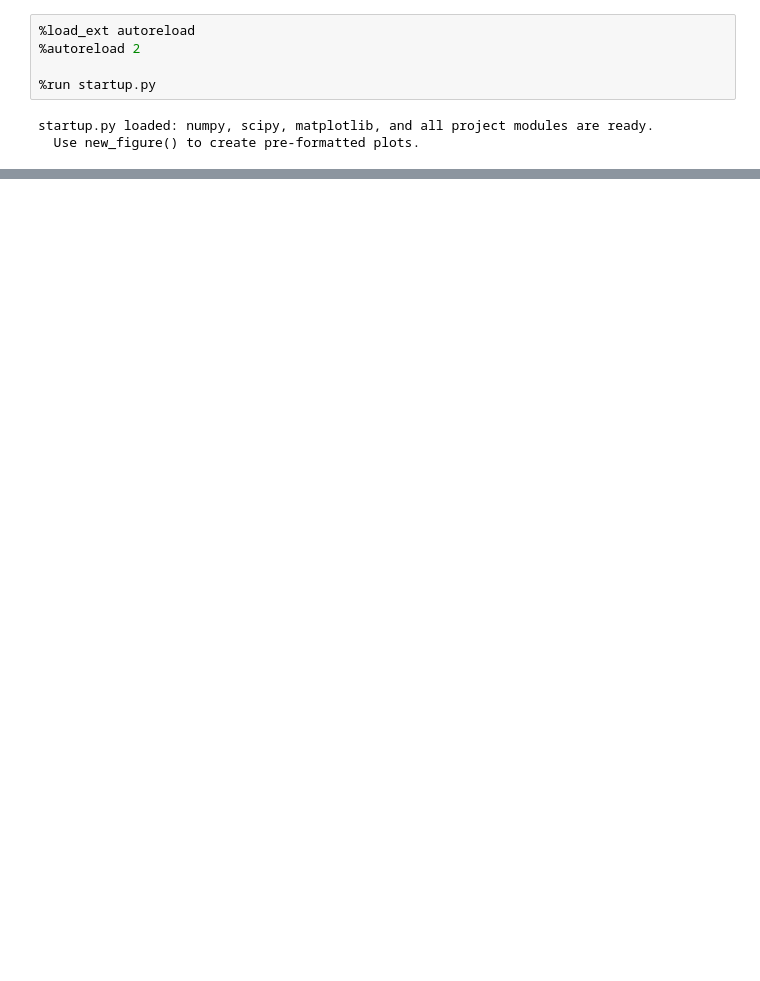
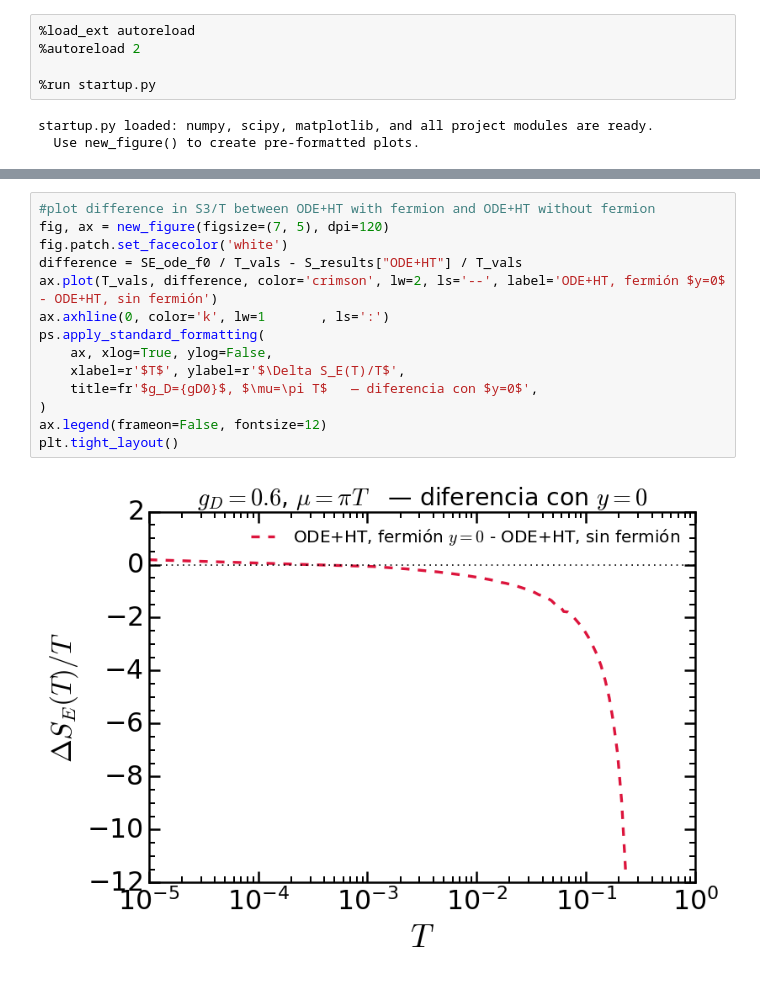
Before and after one commit to mquezada13/FOPT_Dark_Photon_DRalgo, a Jupyter notebook: notebooks/demo_bounce_action.ipynb, the cells around one changed output, grey strips where cells are left out. Drawn from its saved outputs; the diff is of its cells as text; blank space fills up the shorter version.

```diff
--- a/notebooks/demo_bounce_action.ipynb
+++ b/notebooks/demo_bounce_action.ipynb
@@ -242,0 +256,16 @@ print("Saved: data/cleaned_data/SE_RGE_log_grid_HT_025piT_cleaned.npz")
+# %%
+#plot difference in S3/T between ODE+HT with fermion and ODE+HT without fermion
+fig, ax = new_figure(figsize=(7, 5), dpi=120)
+fig.patch.set_facecolor('white')
+difference = SE_ode_f0 / T_vals - S_results["ODE+HT"] / T_vals
+ax.plot(T_vals, difference, color='crimson', lw=2, ls='--', label='ODE+HT, fermión $y=0$ - ODE+HT, sin fermión')
+ax.axhline(0, color='k', lw=1       , ls=':')
+ps.apply_standard_formatting(
+    ax, xlog=True, ylog=False,
+    xlabel=r'$T$', ylabel=r'$\Delta S_E(T)/T$',
+    title=fr'$g_D={gD0}$, $\mu=\pi T$   — diferencia con $y=0$',
+)
+ax.legend(frameon=False, fontsize=12)
+plt.tight_layout()
+# %% [output]
+[figure, added]
```
Also changed, not shown: parts of 26 cells of this notebook, 18 other files.
